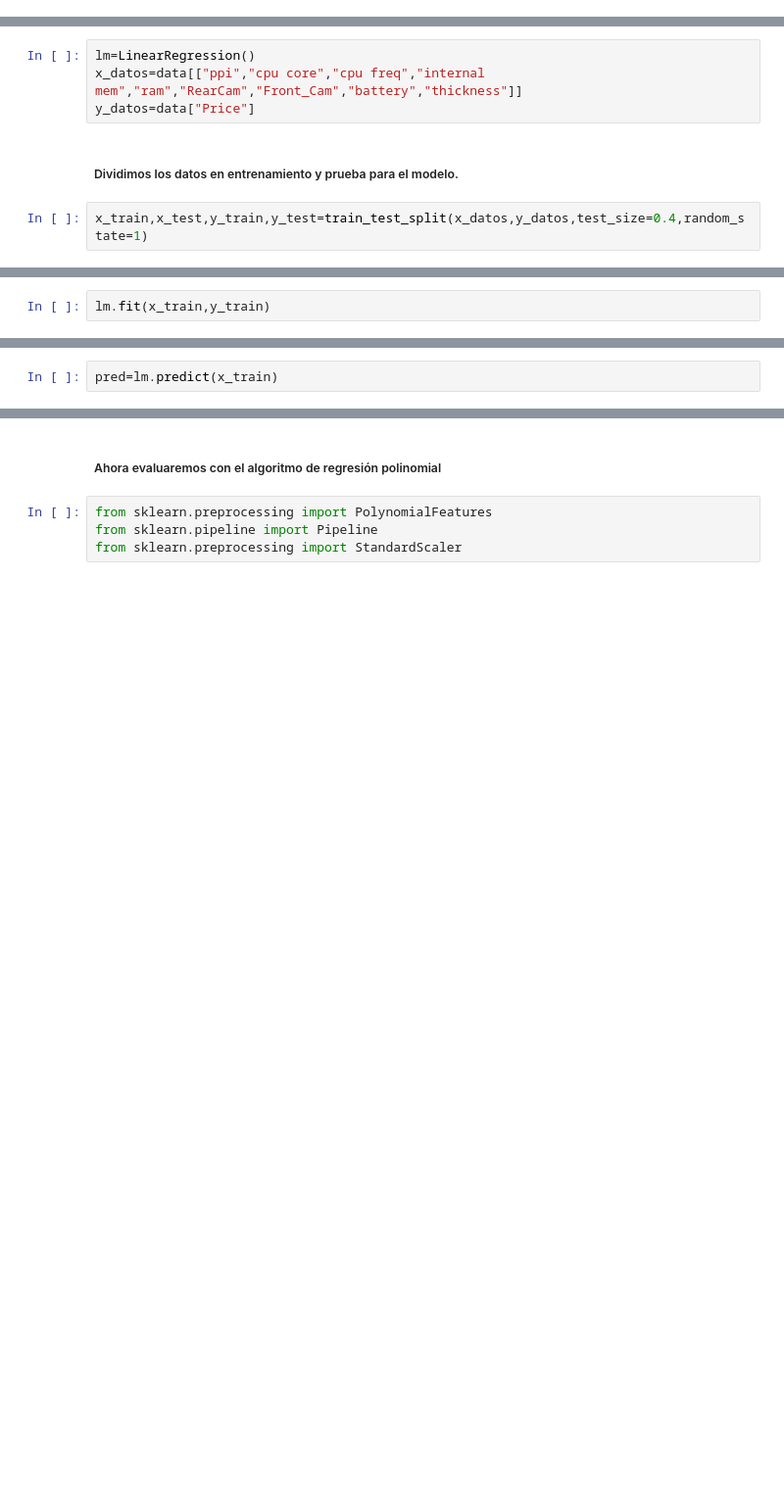
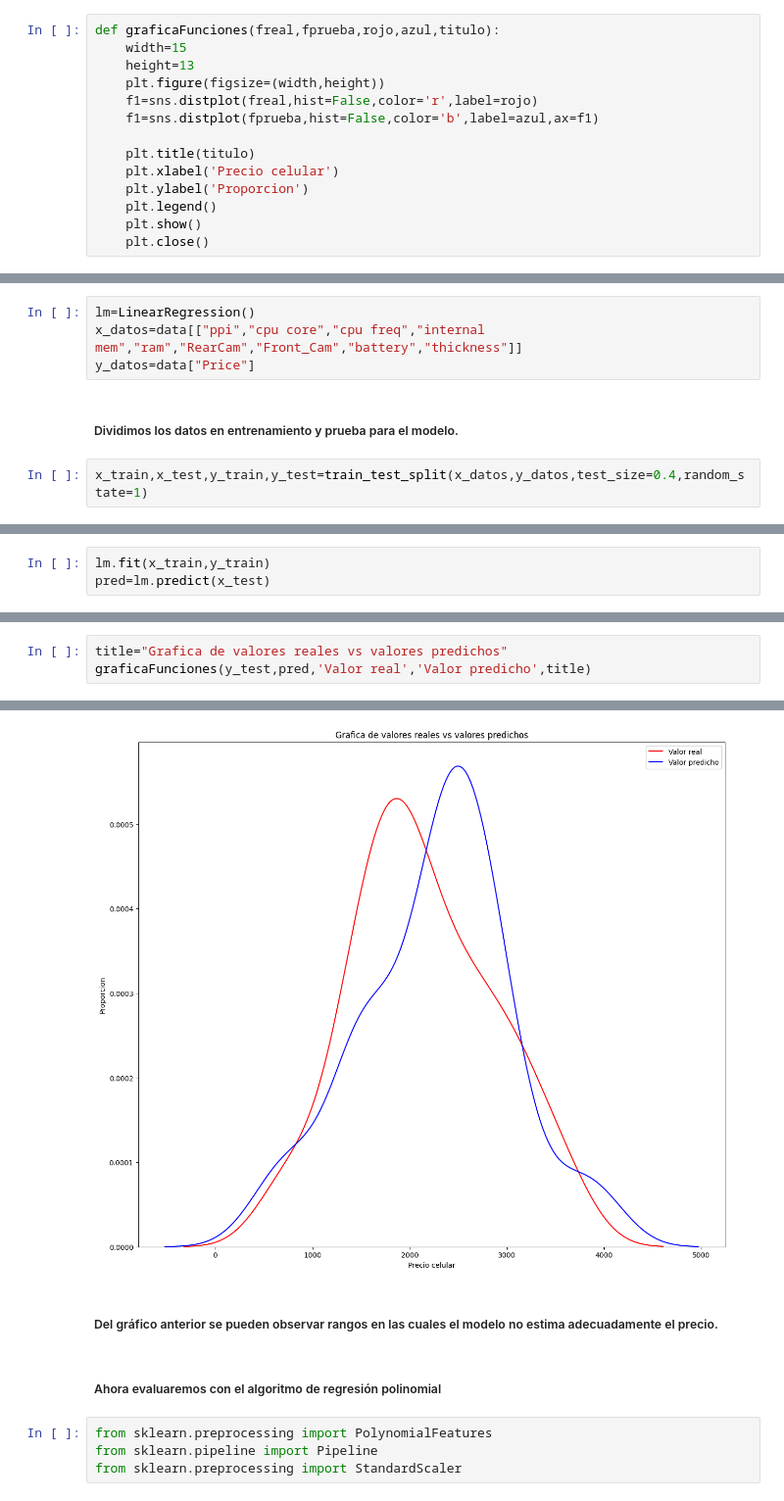
Before and after one commit to Aldoju/ML_Movil, a Jupyter notebook: MobilePrediction.ipynb, the cells around one changed output, grey strips where cells are left out. Shown at 98% size. Cells and saved outputs as stored; diff of their text form; blank space fills up the shorter version.

```diff
--- a/MobilePrediction.ipynb
+++ b/MobilePrediction.ipynb
@@ -90,4 +91,18 @@ sns.regplot(x='weight',y='Price',data=data)
 # %%
 from sklearn.linear_model import LinearRegression
 from sklearn.model_selection import train_test_split
+# %%
+def graficaFunciones(freal,fprueba,rojo,azul,titulo):
+    width=15
+    height=13
+    plt.figure(figsize=(width,height))
+    f1=sns.distplot(freal,hist=False,color='r',label=rojo)
+    f1=sns.distplot(fprueba,hist=False,color='b',label=azul,ax=f1)
+
+    plt.title(titulo)
+    plt.xlabel('Precio celular')
+    plt.ylabel('Proporcion')
+    plt.legend()
+    plt.show()
+    plt.close()
 # %% [markdown]
@@ -105,2 +120,3 @@ x_train,x_test,y_train,y_test=train_test_split(x_datos,y_datos,test_size=0.4,ran
 # %%
 lm.fit(x_train,y_train)
+pred=lm.predict(x_test)
@@ -109,3 +123 @@ LinearRegression()
-# %%
-pred=lm.predict(x_train)
 # %% [markdown]
@@ -116,0 +133,4 @@ lm.score(x_test,y_test)
+# %%
+title="Grafica de valores reales vs valores predichos"
+graficaFunciones(y_test,pred,'Valor real','Valor predicho',title)
+# %% [output]
@@ -117,3 +156,6 @@ lm.score(x_test,y_test)
+[figure, added]
+# %% [markdown]
+##### Del gráfico anterior se pueden observar rangos en las cuales el modelo no estima adecuadamente el precio.
 # %% [markdown]
 ##### Ahora evaluaremos con el algoritmo de regresión polinomial
 # %%
```
Also changed, not shown: parts of 22 cells of this notebook.
